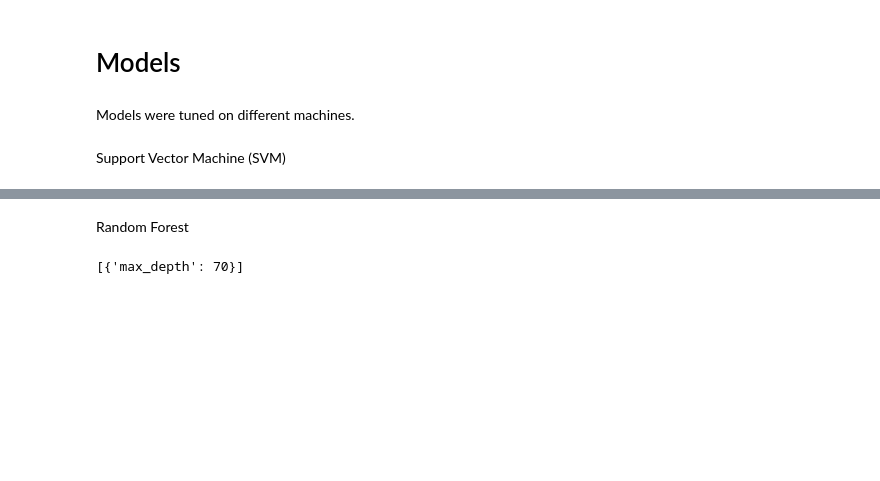
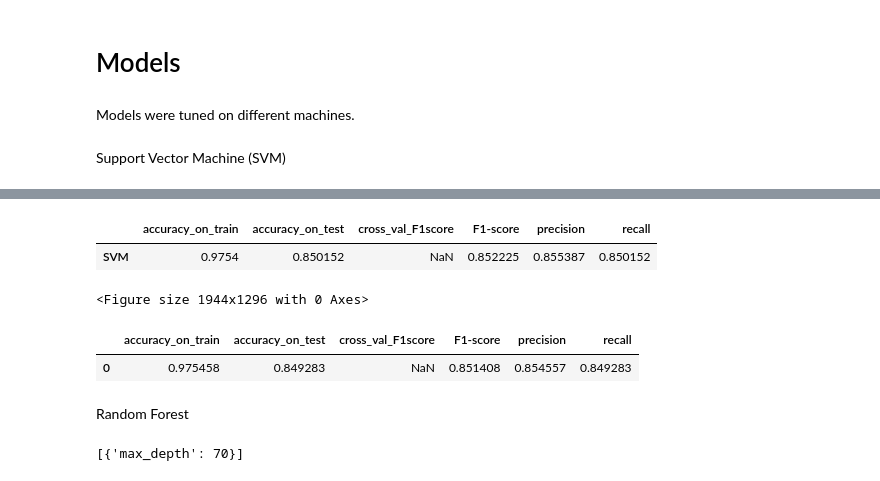
Before and after one commit to chiaracodes/EL-assignment, a Jupyter notebook: Cyberbullying_model/Bagging with SVM-Cheng.ipynb, the cells around one changed output, grey strips where cells are left out. Drawn from its saved outputs; the diff is of its cells as text; code cells hidden in the pictures; blank space fills up the shorter version.

```diff
--- a/Cyberbullying_model/Bagging with SVM-Cheng.ipynb
+++ b/Cyberbullying_model/Bagging with SVM-Cheng.ipynb
@@ -612,8 +612,17 @@ tuned_params_svm = [{'C': 10, 'gamma': 'scale', 'kernel': 'rbf', 'random_state':
 # %%
 plot_cm_svm, df_metrics_svm = eval_models('svm', tuned_params_svm,
-                                          tf_idf_train_features, y_train,
+                                          tf_idf_train_features, y_train, "SVM"
                                           )
 df_metrics_svm
+# %% [output]
+|  | accuracy_on_train | accuracy_on_test | cross_val_F1score | F1-score | precision | recall |
+| SVM | 0.9754 | 0.850152 | NaN | 0.852225 | 0.855387 | 0.850152 |
+<Figure size 1944x1296 with 0 Axes>
+# %%
+df_metrics_svm
+# %% [output]
+|  | accuracy_on_train | accuracy_on_test | cross_val_F1score | F1-score | precision | recall |
+| 0 | 0.975458 | 0.849283 | NaN | 0.851408 | 0.854557 | 0.849283 |
 # %% [markdown]
 Random Forest
 # %%
```
Also changed, not shown: parts of 4 cells of this notebook.
